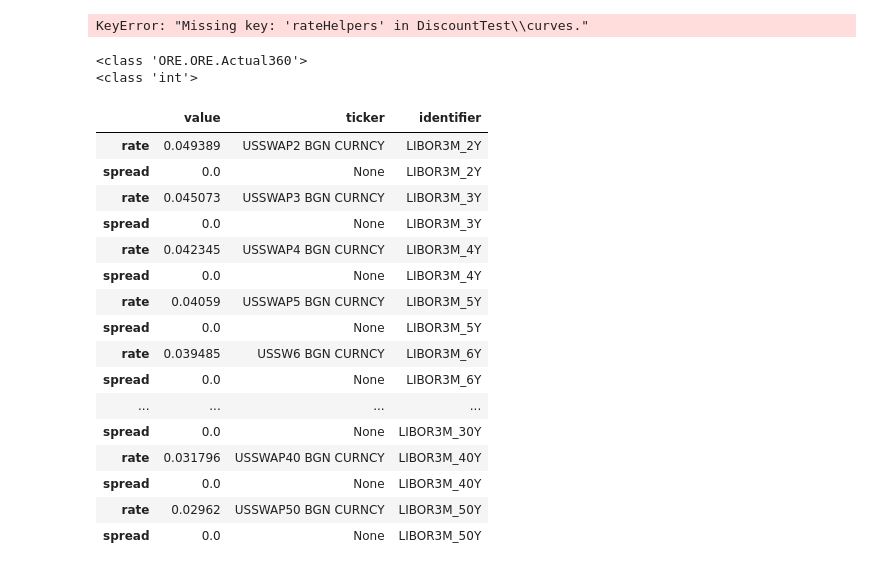
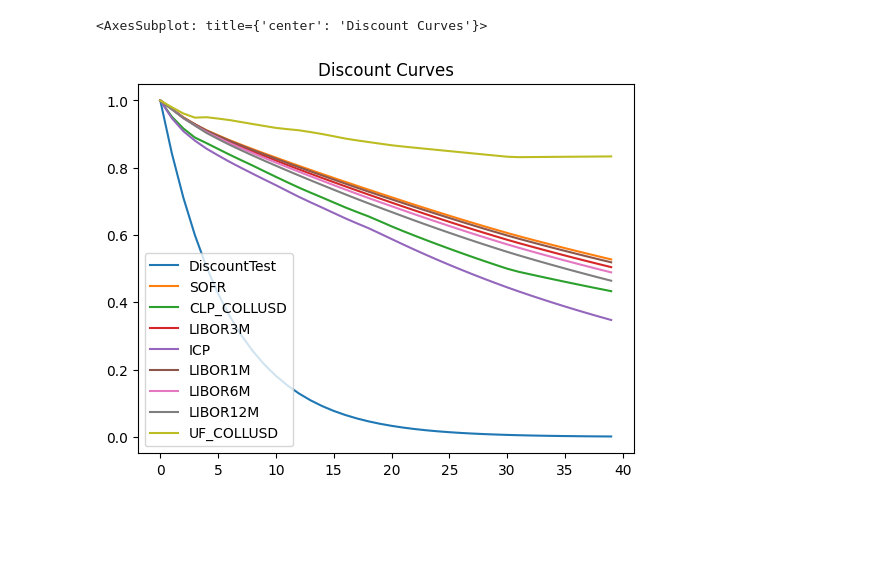
Before and after one commit to jmelo11/curveengine, a Jupyter notebook: examples/example.ipynb, the cells around one changed output. Cells and saved outputs as stored; diff of their text form; code cells hidden in the pictures; blank space fills up the shorter version.

Commit message:
fix tests

```diff
--- a/examples/example.ipynb
+++ b/examples/example.ipynb
@@ -1,20 +1,21 @@
 # %%
 import json
 import sys
 import pandas as pd
-from curveengine import *
+import curveengine as ce
 import numpy as np
 
 with open('piecewise.json') as f:
     file = json.load(f)
 
-cm = CurveEngine(file)
+cm = ce.CurveEngine(file)
 
 df = pd.DataFrame()
 t = np.arange(0, 20, 0.5)
 for curveName, curve in cm.curves.items():
     values = [curve.discount(t) for t in t]
     df[curveName] = values
 df.plot(title='Discount Curves')
 # %% [output]
-KeyError: "Missing key: 'rateHelpers' in DiscountTest\\curves."
+<AxesSubplot: title={'center': 'Discount Curves'}>
+[figure, added]
@@ -39,9 +21,0 @@ class DayCounter(Enum):
-# %%
-a = Frequency.Annual
-
-d = DayCounter.Actual360
-print(type(d.value))
-print(type(a.value))
-# %% [output]
-<class 'ORE.ORE.Actual360'>
-<class 'int'>
@@ -84,20 +21,0 @@ for curve in curves:
-# %%
-marketConfigs['Swap']
-# %% [output]
-|  | value | ticker | identifier |
-| rate | 0.049389 | USSWAP2 BGN CURNCY | LIBOR3M_2Y |
-| spread | 0.0 | None | LIBOR3M_2Y |
-| rate | 0.045073 | USSWAP3 BGN CURNCY | LIBOR3M_3Y |
-| spread | 0.0 | None | LIBOR3M_3Y |
-| rate | 0.042345 | USSWAP4 BGN CURNCY | LIBOR3M_4Y |
-| spread | 0.0 | None | LIBOR3M_4Y |
-| rate | 0.04059 | USSWAP5 BGN CURNCY | LIBOR3M_5Y |
-| spread | 0.0 | None | LIBOR3M_5Y |
-| rate | 0.039485 | USSW6 BGN CURNCY | LIBOR3M_6Y |
-| spread | 0.0 | None | LIBOR3M_6Y |
-| ... | ... | ... | ... |
-| spread | 0.0 | None | LIBOR3M_30Y |
-| rate | 0.031796 | USSWAP40 BGN CURNCY | LIBOR3M_40Y |
-| spread | 0.0 | None | LIBOR3M_40Y |
-| rate | 0.02962 | USSWAP50 BGN CURNCY | LIBOR3M_50Y |
-| spread | 0.0 | None | LIBOR3M_50Y |
```
Also changed, not shown: parts of 4 cells of this notebook, 18 other files.
